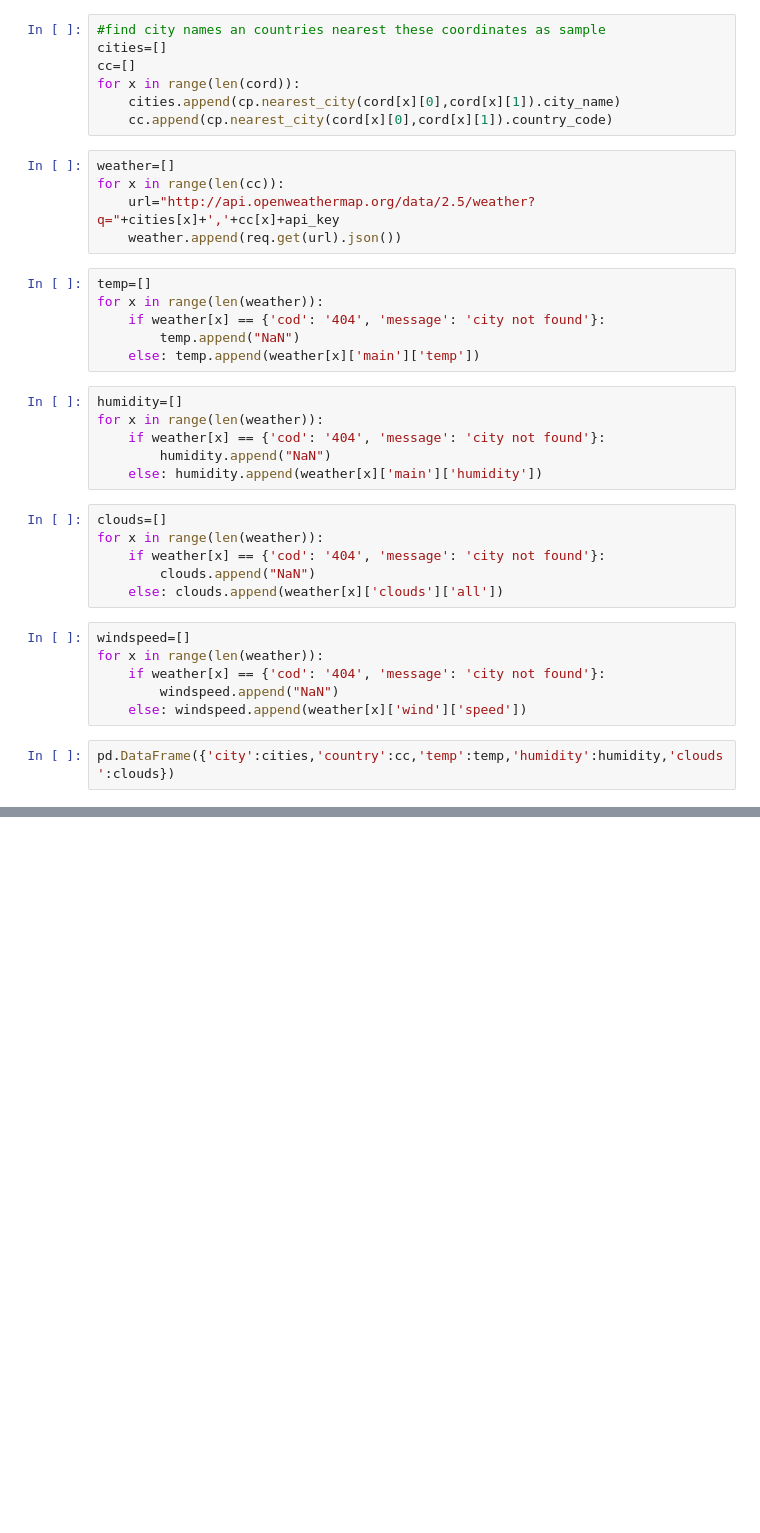
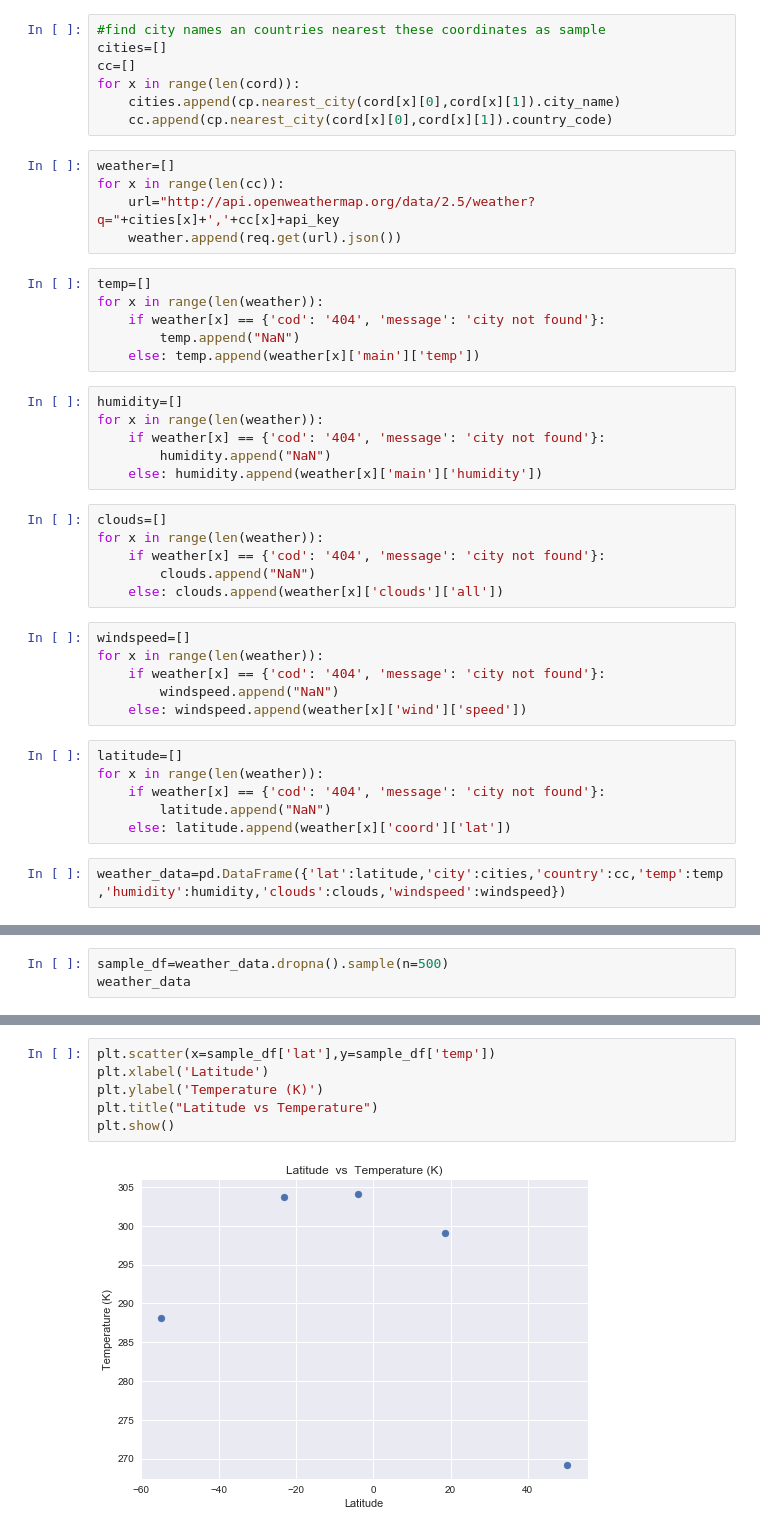
Before and after one commit to lukepharr/dataHW, a Jupyter notebook: HW6/WeatherPy.ipynb, the cells around one changed output, grey strips where cells are left out. Saved outputs shown, nothing was run; the diff lists cells and outputs as text; blank space fills up the shorter version.

```diff
--- a/HW6/WeatherPy.ipynb
+++ b/HW6/WeatherPy.ipynb
@@ -57,5 +57,11 @@ for x in range(len(weather)):
     if weather[x] == {'cod': '404', 'message': 'city not found'}:
         windspeed.append("NaN")
     else: windspeed.append(weather[x]['wind']['speed'])
+# %%
+latitude=[]
+for x in range(len(weather)):
+    if weather[x] == {'cod': '404', 'message': 'city not found'}:
+        latitude.append("NaN")
+    else: latitude.append(weather[x]['coord']['lat'])
 # %%
-pd.DataFrame({'city':cities,'country':cc,'temp':temp,'humidity':humidity,'clouds':clouds})
+weather_data=pd.DataFrame({'lat':latitude,'city':cities,'country':cc,'temp':temp,'humidity':humidity,'clouds':clouds,'windspeed':windspeed})
@@ -61,0 +74,3 @@ pd.DataFrame({'city':cities,'country':cc,'temp':temp,'humidity':humidity,'clouds
+# %%
+sample_df=weather_data.dropna().sample(n=500)
+weather_data
@@ -61,0 +89,8 @@ pd.DataFrame({'city':cities,'country':cc,'temp':temp,'humidity':humidity,'clouds
+# %%
+plt.scatter(x=sample_df['lat'],y=sample_df['temp'])
+plt.xlabel('Latitude')
+plt.ylabel('Temperature (K)')
+plt.title("Latitude vs Temperature")
+plt.show()
+# %% [output]
+[figure, added]
```
Also changed, not shown: parts of 6 cells of this notebook.
